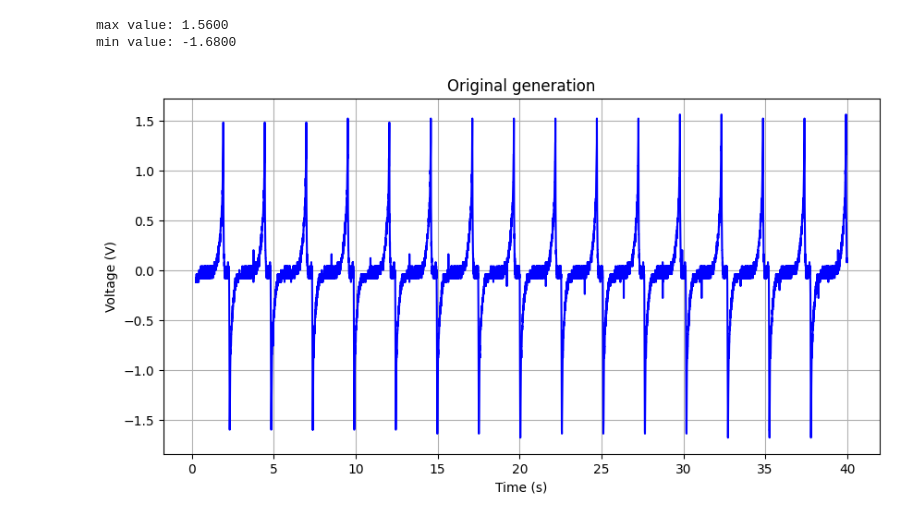
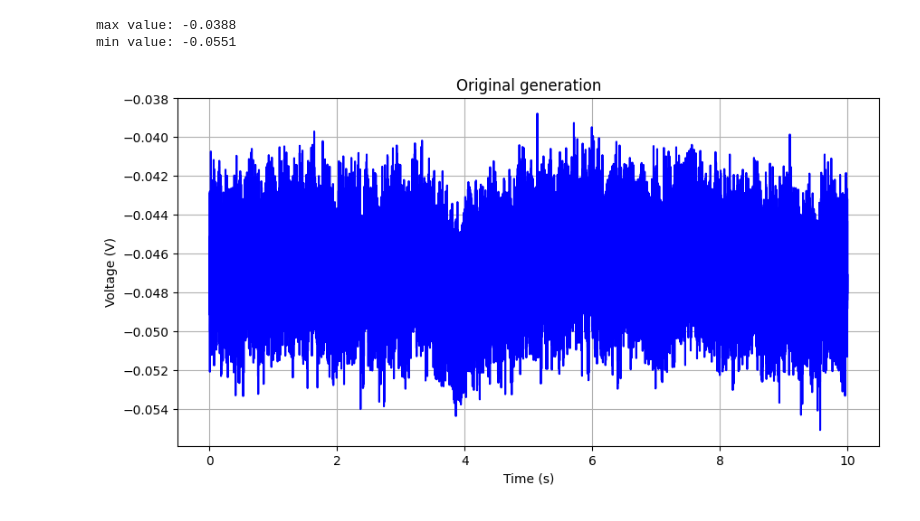
Before and after one commit to Gibeom-Lee/GB_practicing, a Jupyter notebook: data_processing/partial_extraction.ipynb, the cells around one changed output. Cells and saved outputs as stored; diff of their text form; code cells hidden in the pictures.

```diff
--- a/data_processing/partial_extraction.ipynb
+++ b/data_processing/partial_extraction.ipynb
@@ -8,33 +8,33 @@ import matplotlib.pyplot as plt
 import os
 # %%
 
-local_path = r"C:\Users\user\Desktop\Gibeom\HI Lab\0. Projects\0. On going\2. Triboresistive sliding sensor\2. Origin\260125기범_CSV\0minimized_Fig 2j\0.39 Hz.csv"
+local_path = r"C:\Users\user\Desktop\Gibeom\HI Lab\0. Projects\0. On going\7. TEG+DEG\1. 실험자료\260313 - 복사본\260313_offset2.csv"
 
 df = pd.read_csv(local_path, header=None, skiprows=30, usecols=[0, 1])
 
 df.iloc[:30, :] = np.nan
 df.columns = ["Time", "Current"]
 
 # 데이터 형식 변환...글자 -> NaNwwwwwww
 df["Time"] = pd.to_numeric(df["Time"], errors='coerce')
 df["Current"] = pd.to_numeric(df["Current"], errors='coerce')
 
 print(f"max value: {df.iloc[:, 1].max(skipna=True):.4f}")
 print(f"min value: {df.iloc[:, 1].min(skipna=True):.4f}")
 
 plt.figure(figsize=(10, 5))
 plt.plot(df.iloc[:, 0], df.iloc[:, 1], label="AC current", color='b')
 plt.xlabel("Time (s)")
 plt.ylabel("Voltage (V)")
 plt.title("Original generation")
 #plt.ylim(-1, 9)
 #plt.legend()
 plt.grid(True)
 plt.show()
 # %% [output]
-max value: 1.5600
-min value: -1.6800
+max value: -0.0388
+min value: -0.0551
-[figure, old version]
+[figure, new version]
 # %%
 # 필터링된 데이터 생성
 time_range =(16, 26)# 단위: 초 ########### MODIFY HERE
```
Also changed, not shown: parts of 1 cell of this notebook, 3 other files.
